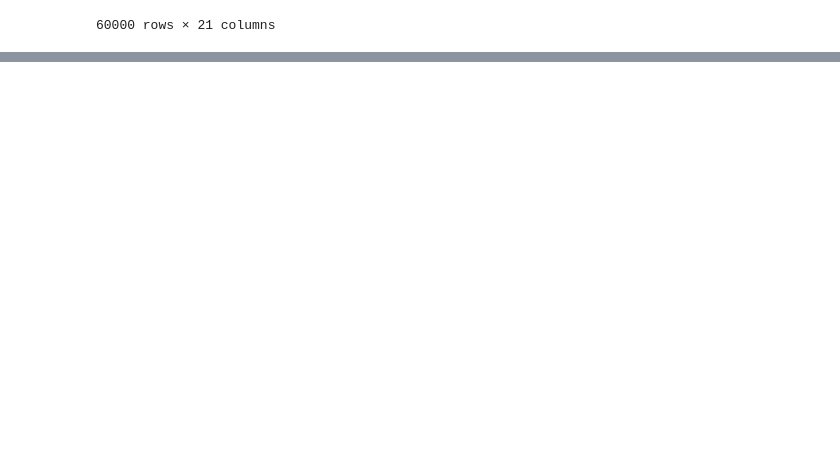
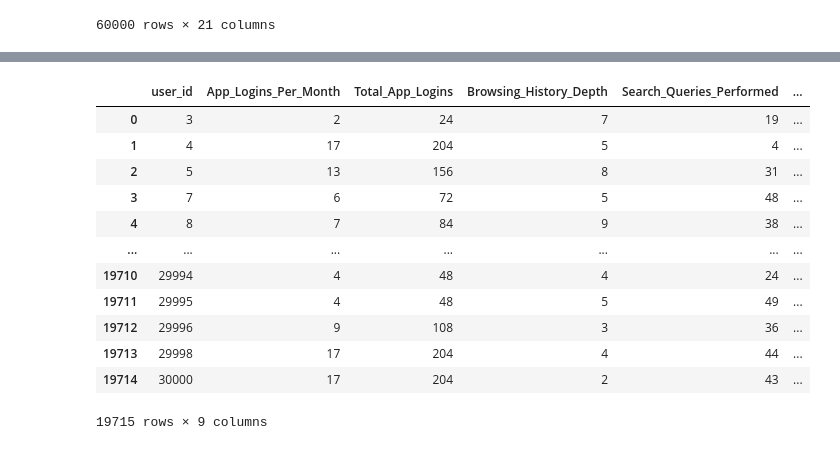
Before and after one commit to Sujall10/Fat-llama, a Jupyter notebook: Notebooks/IPYNB/Churn2.ipynb, the cells around one changed output, grey strips where cells are left out. Saved outputs shown, nothing was run; the diff lists cells and outputs as text; code cells hidden in the pictures; blank space fills up the shorter version.

```diff
--- a/Notebooks/IPYNB/Churn2.ipynb
+++ b/Notebooks/IPYNB/Churn2.ipynb
@@ -1,7 +1,7 @@
 # %%
 import pandas as pd
 # %%
-providers = pd.read_csv("Provider.csv")
+providers = pd.read_csv(r"C:\Users\ruhi0\Desktop\OLX\Notebooks\Data\Provider.csv")
 providers
 # %% [output]
 |  | provider_id | user_id | location_id | cancellation_rate | response_time |
@@ -18,6 +18,6 @@ providers
 | 15028 | 15029 | 293 | 100 | 6.15 | 48.6 |
 15029 rows × 5 columns
 # %%
-bookings = pd.read_csv("past_bookings.xls")
+bookings = pd.read_csv(r"C:\Users\ruhi0\Desktop\OLX\Notebooks\Data\past_bookings.xls")
 bookings.drop(columns={'Unnamed: 0','price_per_day','subcategory'},inplace=True)
 # %%
@@ -42,7 +42,7 @@ Users
 # df_Final_items['location_id'] = df_Final_items['provider_id'].map(loc_map)
 # df_Final_items
 # %%
-Items = pd.read_csv("Final_items.csv")
+Items = pd.read_csv(r"C:\Users\ruhi0\Desktop\OLX\Notebooks\Data\Final_items.csv")
 Items
 # %% [output]
 |  | category | subcategory | item_id | provider_id | title | description | price_per_day |
@@ -1045,0 +1064,17 @@ bk
+# %%
+churn = churn_df[['user_id','App_Logins_Per_Month','Total_App_Logins','Browsing_History_Depth','Search_Queries_Performed','Click-Through-Rate (CTR)','Referral_Usage','Social_Media_Engagement','churned']]
+churn
+# %% [output]
+|  | user_id | App_Logins_Per_Month | Total_App_Logins | Browsing_History_Depth | Search_Queries_Performed | ... |
+| 0 | 3 | 2 | 24 | 7 | 19 | ... |
+| 1 | 4 | 17 | 204 | 5 | 4 | ... |
+| 2 | 5 | 13 | 156 | 8 | 31 | ... |
+| 3 | 7 | 6 | 72 | 5 | 48 | ... |
+| 4 | 8 | 7 | 84 | 9 | 38 | ... |
+| ... | ... | ... | ... | ... | ... | ... |
+| 19710 | 29994 | 4 | 48 | 4 | 24 | ... |
+| 19711 | 29995 | 4 | 48 | 5 | 49 | ... |
+| 19712 | 29996 | 9 | 108 | 3 | 36 | ... |
+| 19713 | 29998 | 17 | 204 | 4 | 44 | ... |
+| 19714 | 30000 | 17 | 204 | 2 | 43 | ... |
+19715 rows × 9 columns
```
Also changed, not shown: parts of 15 cells of this notebook, 10 other files.
